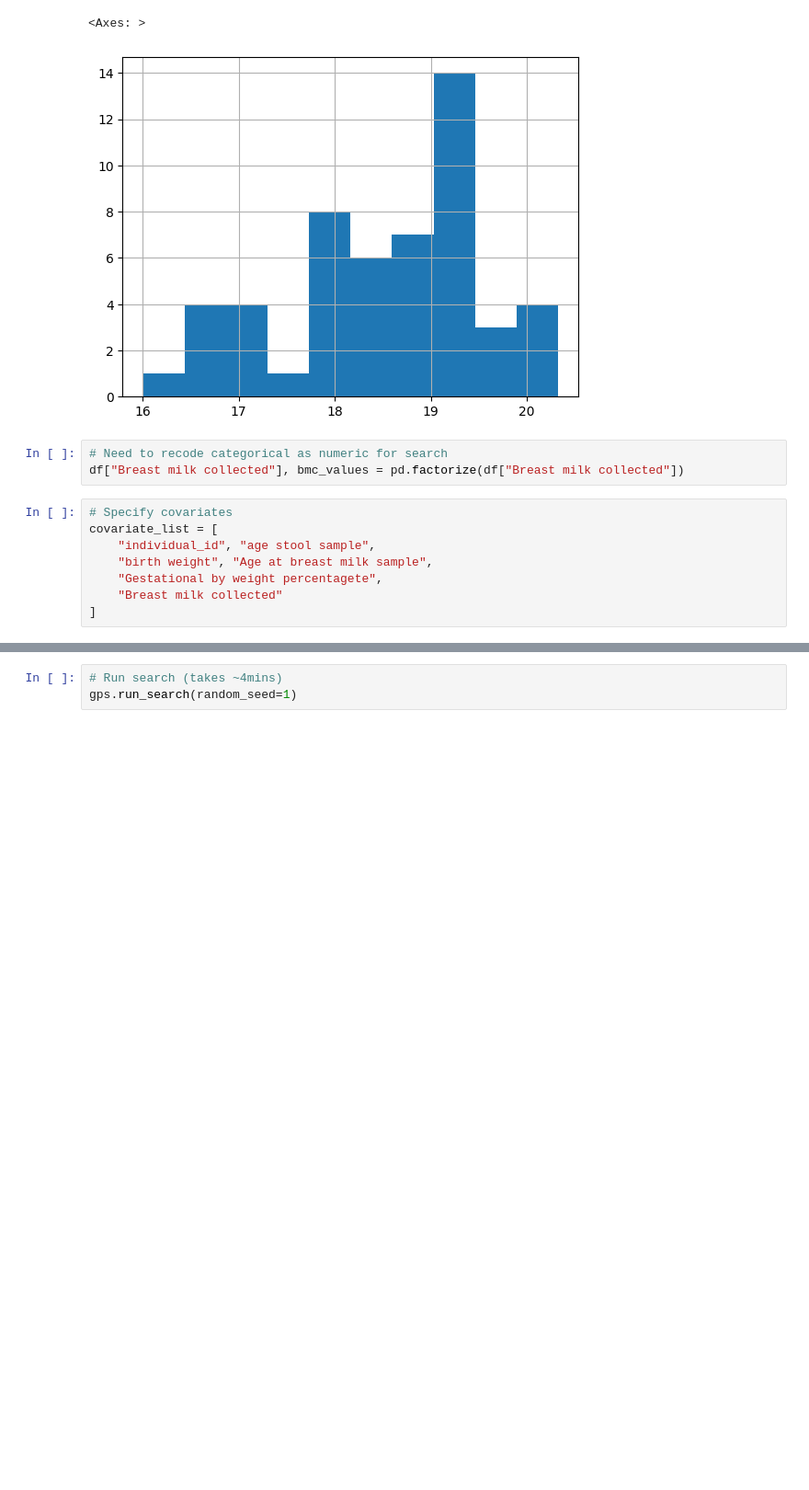
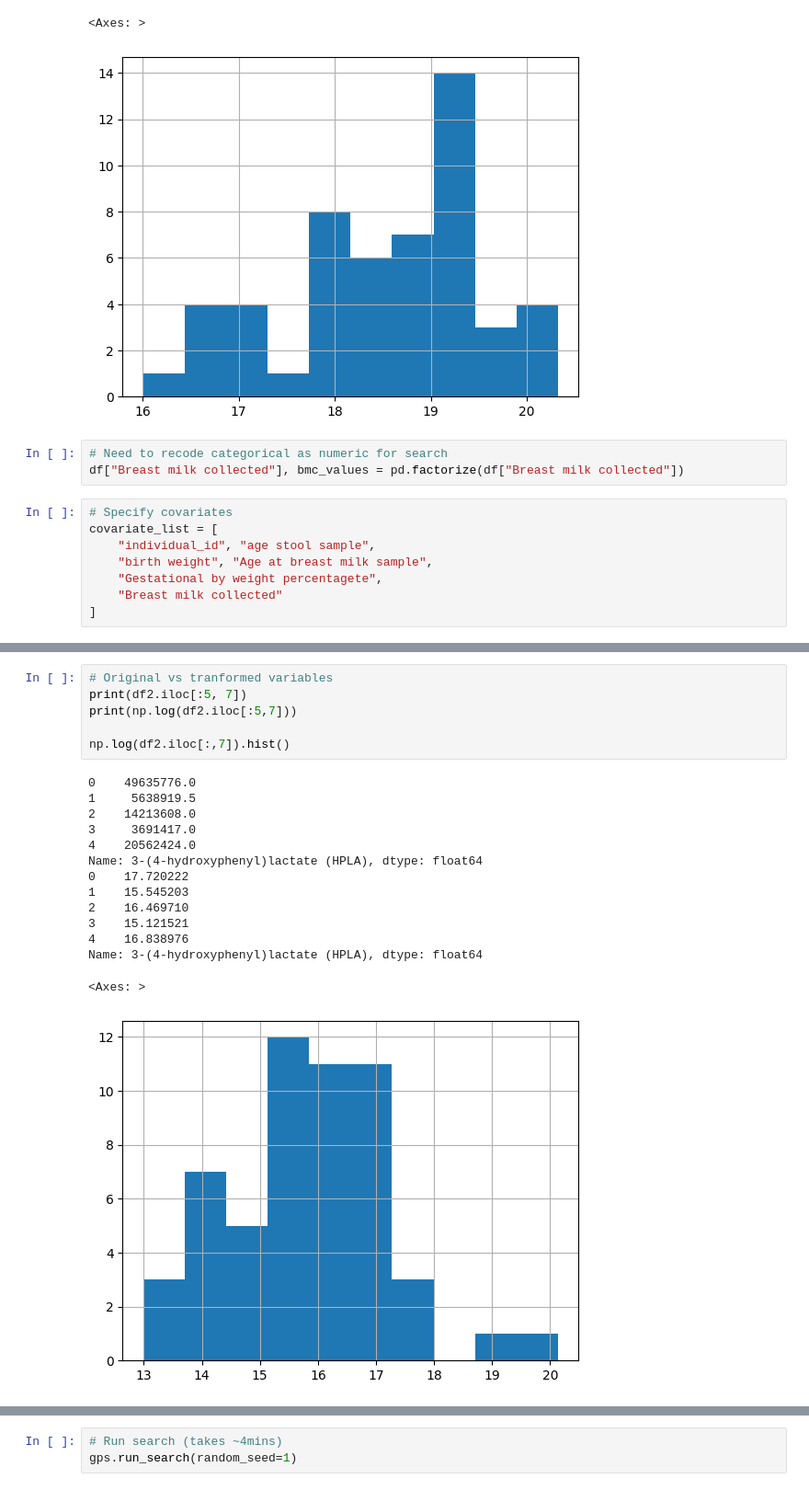
Before and after one commit to omicsEye/waveome, a Jupyter notebook: examples/Breastmilk/Breastmilk.ipynb, the cells around one changed output, grey strips where cells are left out. Shown at 92% size. Saved outputs shown, nothing was run; the diff lists cells and outputs as text; blank space fills up the shorter version.

```diff
--- a/examples/Breastmilk/Breastmilk.ipynb
+++ b/examples/Breastmilk/Breastmilk.ipynb
@@ -63,0 +97,21 @@ Y.head()
+# %%
+# Original vs tranformed variables
+print(df2.iloc[:5, 7])
+print(np.log(df2.iloc[:5,7]))
+
+np.log(df2.iloc[:,7]).hist()
+# %% [output]
+0    49635776.0
+1     5638919.5
+2    14213608.0
+3     3691417.0
+4    20562424.0
+Name: 3-(4-hydroxyphenyl)lactate (HPLA), dtype: float64
+0    17.720222
+1    15.545203
+2    16.469710
+3    15.121521
+4    16.838976
+Name: 3-(4-hydroxyphenyl)lactate (HPLA), dtype: float64
+<Axes: >
+[figure, added]
```
Also changed, not shown: parts of 16 cells of this notebook, 2 other files.
